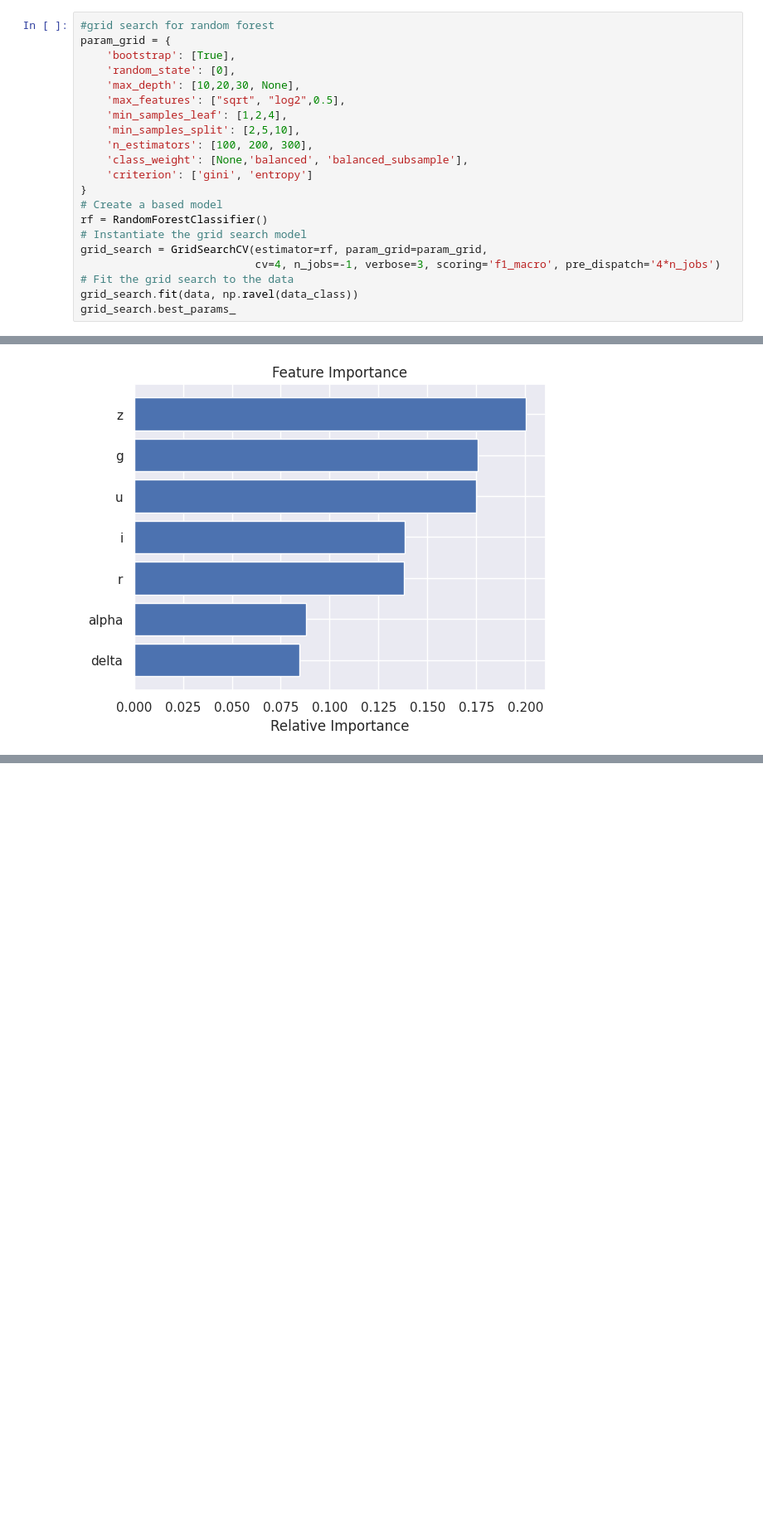
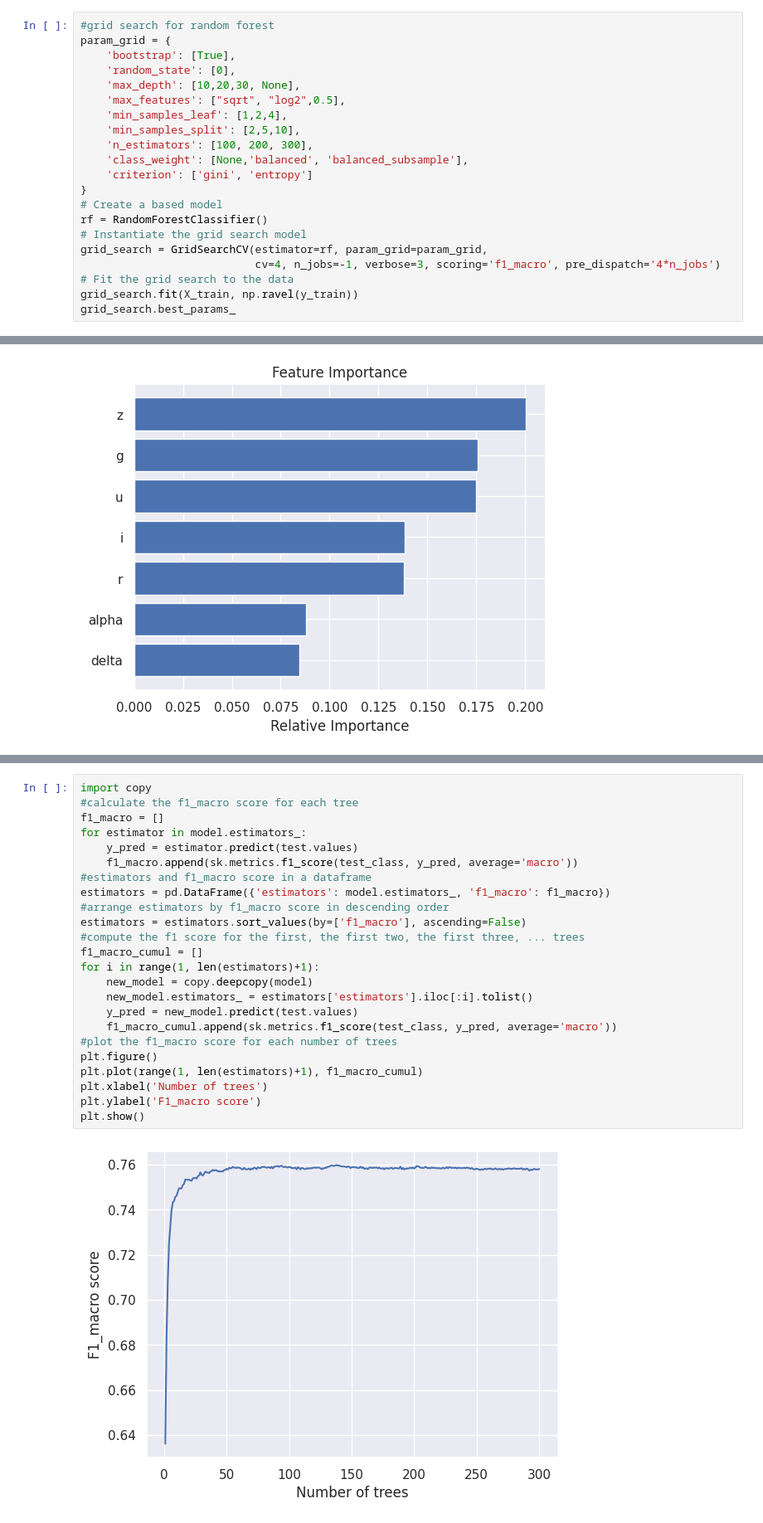
Before and after one commit to LouisCleriot/Stellar-object-classification, a Jupyter notebook: notebooks/random-forest.ipynb, the cells around one changed output, grey strips where cells are left out. Shown: that part at 83% size. Drawn from its saved outputs; the diff is of its cells as text; blank space fills up the shorter version.

Commit message:
add graph to see evolution of f1 score with the number of tree to prune it in the future

```diff
--- a/notebooks/random-forest.ipynb
+++ b/notebooks/random-forest.ipynb
@@ -63,5 +65,5 @@ rf = RandomForestClassifier()
 grid_search = GridSearchCV(estimator=rf, param_grid=param_grid,
                            cv=4, n_jobs=-1, verbose=3, scoring='f1_macro', pre_dispatch='4*n_jobs')
 # Fit the grid search to the data
-grid_search.fit(data, np.ravel(data_class))
+grid_search.fit(X_train, np.ravel(y_train))
 grid_search.best_params_
@@ -153,0 +186,26 @@ auc score for class 2:  0.8749150176820241
+# %%
+import copy
+#calculate the f1_macro score for each tree
+f1_macro = []
+for estimator in model.estimators_:
+    y_pred = estimator.predict(test.values)
+    f1_macro.append(sk.metrics.f1_score(test_class, y_pred, average='macro'))
+#estimators and f1_macro score in a dataframe
+estimators = pd.DataFrame({'estimators': model.estimators_, 'f1_macro': f1_macro})
+#arrange estimators by f1_macro score in descending order
+estimators = estimators.sort_values(by=['f1_macro'], ascending=False)
+#compute the f1 score for the first, the first two, the first three, ... trees
+f1_macro_cumul = []
+for i in range(1, len(estimators)+1):
+    new_model = copy.deepcopy(model)
+    new_model.estimators_ = estimators['estimators'].iloc[:i].tolist()
+    y_pred = new_model.predict(test.values)
+    f1_macro_cumul.append(sk.metrics.f1_score(test_class, y_pred, average='macro'))
+#plot the f1_macro score for each number of trees
+plt.figure()
+plt.plot(range(1, len(estimators)+1), f1_macro_cumul)
+plt.xlabel('Number of trees')
+plt.ylabel('F1_macro score')
+plt.show()
+# %% [output]
+[figure, added]
```
Also changed, not shown: parts of 5 cells of this notebook, 1 other file.
